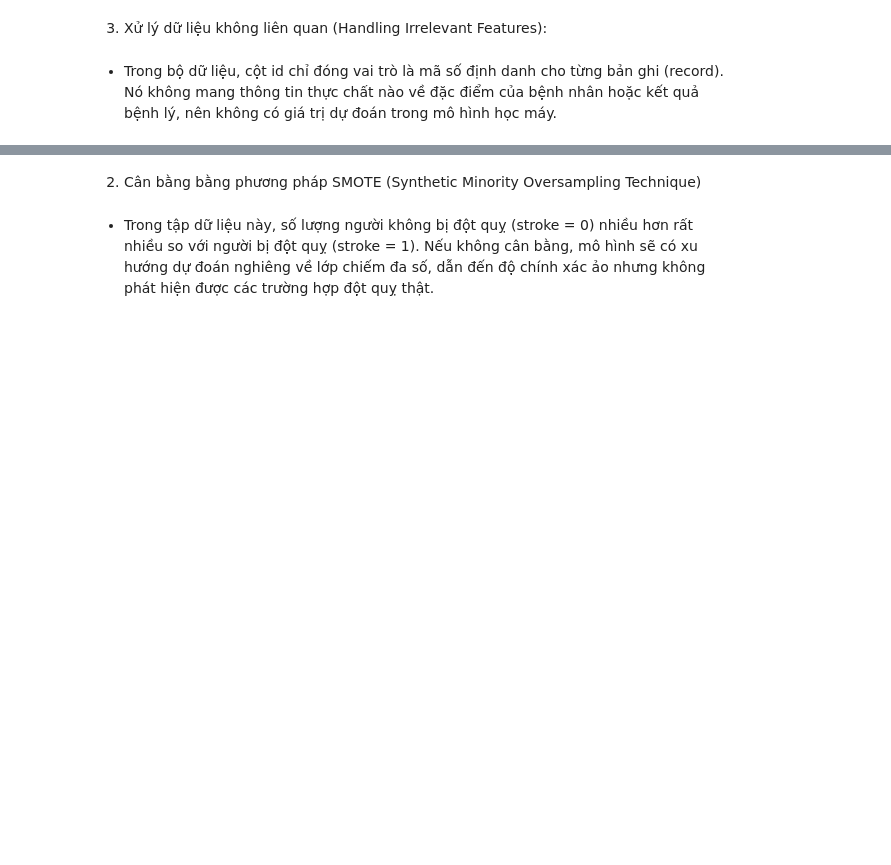
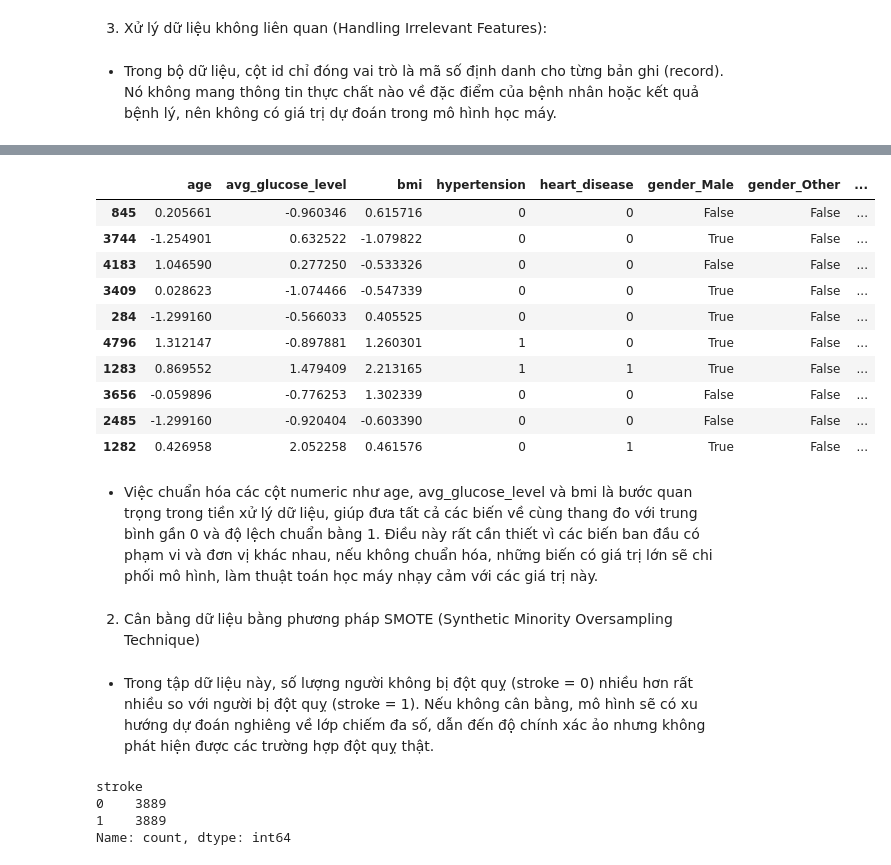
Before and after one commit to Harry5867/STROKE_PREDITION_UTH, a Jupyter notebook: 1.Tiền xử lí dữ liệu/Tiền xử lí.ipynb, the cells around one changed output, grey strips where cells are left out. Cells and saved outputs as stored; diff of their text form; code cells hidden in the pictures; blank space fills up the shorter version.

```diff
--- a/1.Tiền xử lí dữ liệu/Tiền xử lí.ipynb
+++ b/1.Tiền xử lí dữ liệu/Tiền xử lí.ipynb
@@ -168,0 +151,13 @@ stroke_prediction_df.head(10)
+# %%
+# Chọn các cột numeric
+numeric_cols = ['age', 'avg_glucose_level', 'bmi']
+
+# Tính Q1, Q3 và IQR
+Q1 = X_train[numeric_cols].quantile(0.25)
+Q3 = X_train[numeric_cols].quantile(0.75)
+IQR = Q3 - Q1
+
+# Giới hạn giá trị bằng clip theo cột (axis=1)
+X_train[numeric_cols] = X_train[numeric_cols].clip(lower=Q1 - 1.5 * IQR,
+                                                   upper=Q3 + 1.5 * IQR,
+                                                   axis=1)
@@ -182,16 +170,44 @@ Name: count, dtype: int64
+# %%
+
+scaler = StandardScaler()
+X_train_scaled = scaler.fit_transform(X_train[numeric_cols])
+
+# Chuyển về DataFrame giữ index
+X_train_scaled = pd.DataFrame(X_train_scaled, columns=numeric_cols, index=X_train.index)
+
+# Kết hợp với các cột categorical còn lại
+categorical_cols = [col for col in X_train.columns if col not in numeric_cols + ['stroke']]
+
+X_train_scaled = pd.concat([X_train_scaled, X_train[categorical_cols]], axis=1)
+
+X_train_scaled.head(10)
+# %% [output]
+|  | age | avg_glucose_level | bmi | hypertension | heart_disease | gender_Male | gender_Other | ... |
+| 845 | 0.205661 | -0.960346 | 0.615716 | 0 | 0 | False | False | ... |
+| 3744 | -1.254901 | 0.632522 | -1.079822 | 0 | 0 | True | False | ... |
+| 4183 | 1.046590 | 0.277250 | -0.533326 | 0 | 0 | False | False | ... |
+| 3409 | 0.028623 | -1.074466 | -0.547339 | 0 | 0 | True | False | ... |
+| 284 | -1.299160 | -0.566033 | 0.405525 | 0 | 0 | True | False | ... |
+| 4796 | 1.312147 | -0.897881 | 1.260301 | 1 | 0 | True | False | ... |
+| 1283 | 0.869552 | 1.479409 | 2.213165 | 1 | 1 | True | False | ... |
+| 3656 | -0.059896 | -0.776253 | 1.302339 | 0 | 0 | False | False | ... |
+| 2485 | -1.299160 | -0.920404 | -0.603390 | 0 | 0 | False | False | ... |
+| 1282 | 0.426958 | 2.052258 | 0.461576 | 0 | 1 | True | False | ... |
+# %% [markdown]
+- Việc chuẩn hóa các cột numeric như age, avg_glucose_level và bmi là bước quan trọng trong tiền xử lý dữ liệu, giúp đưa tất cả các biến về cùng thang đo với trung bình gần 0 và độ lệch chuẩn bằng 1. Điều này rất cần thiết vì các biến ban đầu có phạm vi và đơn vị khác nhau, nếu không chuẩn hóa, những biến có giá trị lớn sẽ chi phối mô hình, làm thuật toán học máy nhạy cảm với các giá trị này.
 # %% [markdown]
-2. Cân bằng bằng phương pháp SMOTE (Synthetic Minority Oversampling Technique)
+2. Cân bằng dữ liệu bằng phương pháp SMOTE (Synthetic Minority Oversampling Technique)
+# %% [markdown]
+- Trong tập dữ liệu này, số lượng người không bị đột quỵ (stroke = 0) nhiều hơn rất nhiều so với người bị đột quỵ (stroke = 1).
+Nếu không cân bằng, mô hình sẽ có xu hướng dự đoán nghiêng về lớp chiếm đa số, dẫn đến độ chính xác ảo nhưng không phát hiện được các trường hợp đột quỵ thật.
 # %%
-# Tách dữ liệu
-X = stroke_prediction_df.drop('stroke', axis=1)
-y = stroke_prediction_df['stroke']
+smote = SMOTE(random_state=42)
+X_train_balanced, y_train_balanced = smote.fit_resample(X_train_scaled, y_train)
 
-# Chia dữ liệu
-X_train, X_test, y_train, y_test = train_test_split(X, y, test_size=0.2, random_state=42, stratify=y)
-
-# Cân bằng dữ liệu
-smote = SMOTE(random_state=42)
-X_train_res, y_train_res = smote.fit_resample(X_train, y_train)
+# Kiểm tra số lượng mỗi lớp sau khi cân bằng
+pd.Series(y_train_balanced).value_counts()
+# %% [output]
+stroke
+0    3889
+1    3889
+Name: count, dtype: int64
-# %% [markdown]
-- Trong tập dữ liệu này, số lượng người không bị đột quỵ (stroke = 0) nhiều hơn rất nhiều so với người bị đột quỵ (stroke = 1).
-Nếu không cân bằng, mô hình sẽ có xu hướng dự đoán nghiêng về lớp chiếm đa số, dẫn đến độ chính xác ảo nhưng không phát hiện được các trường hợp đột quỵ thật.
```
Also changed, not shown: parts of 27 cells of this notebook, 3 other files.
